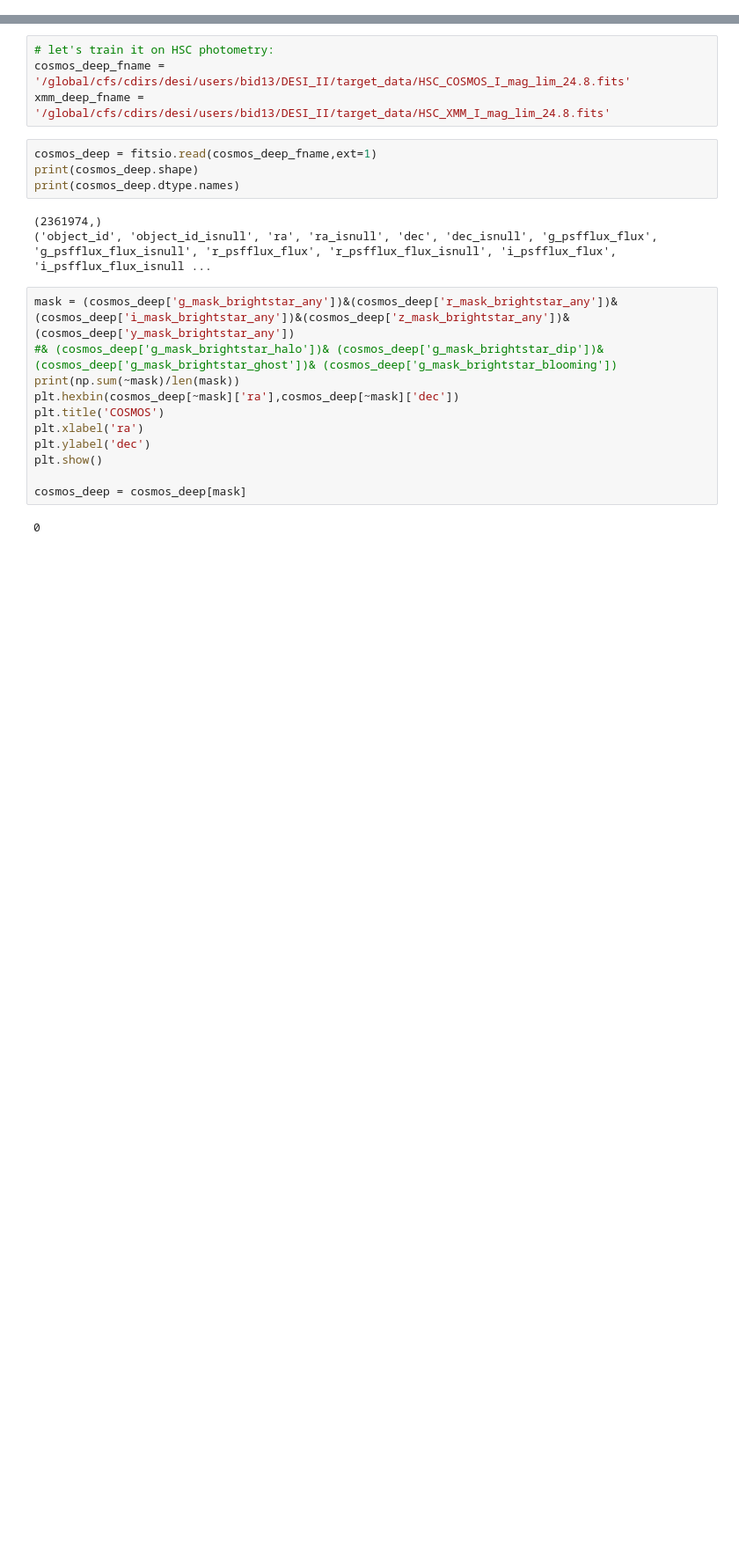
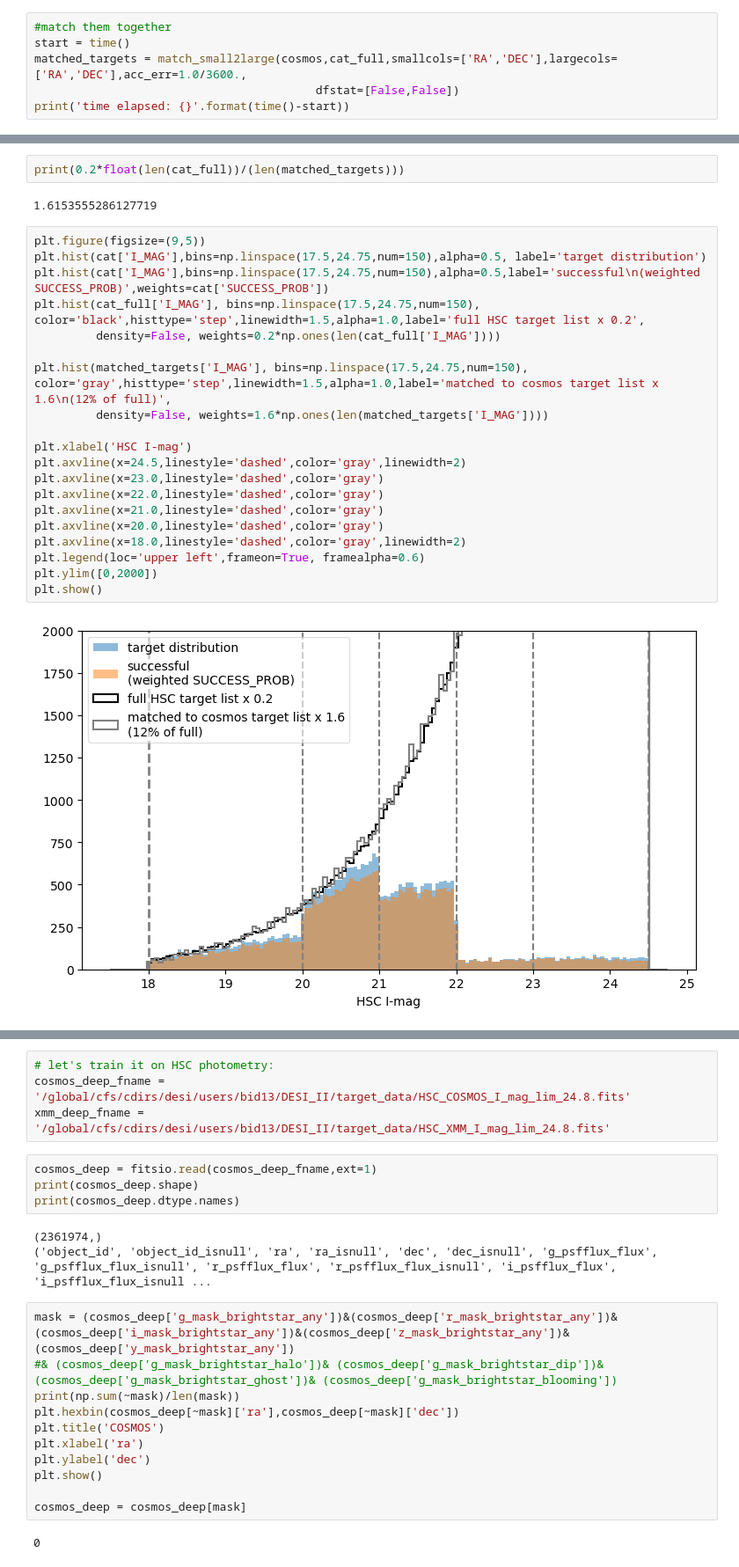
Before and after one commit to jmccull/desi_deep, a Jupyter notebook: SOM_cosmos.ipynb, the cells around one changed output, grey strips where cells are left out. Shown at 88% size. Cells and saved outputs as stored; diff of their text form; blank space fills up the shorter version.

```diff
--- a/SOM_cosmos.ipynb
+++ b/SOM_cosmos.ipynb
@@ -14,0 +87,6 @@ from sompz.som import *
+# %%
+#match them together
+start = time()
+matched_targets = match_small2large(cosmos,cat_full,smallcols=['RA','DEC'],largecols=['RA','DEC'],acc_err=1.0/3600.,
+                                         dfstat=[False,False])
+print('time elapsed: {}'.format(time()-start))
@@ -14,0 +106,26 @@ from sompz.som import *
+# %%
+print(0.2*float(len(cat_full))/(len(matched_targets)))
+# %% [output]
+1.6153555286127719
+# %%
+plt.figure(figsize=(9,5))
+plt.hist(cat['I_MAG'],bins=np.linspace(17.5,24.75,num=150),alpha=0.5, label='target distribution')
+plt.hist(cat['I_MAG'],bins=np.linspace(17.5,24.75,num=150),alpha=0.5,label='successful\n(weighted SUCCESS_PROB)',weights=cat['SUCCESS_PROB'])
+plt.hist(cat_full['I_MAG'], bins=np.linspace(17.5,24.75,num=150), color='black',histtype='step',linewidth=1.5,alpha=1.0,label='full HSC target list x 0.2',
+         density=False, weights=0.2*np.ones(len(cat_full['I_MAG'])))
+
+plt.hist(matched_targets['I_MAG'], bins=np.linspace(17.5,24.75,num=150), color='gray',histtype='step',linewidth=1.5,alpha=1.0,label='matched to cosmos target list x 1.6\n(12% of full)',
+         density=False, weights=1.6*np.ones(len(matched_targets['I_MAG'])))
+
+plt.xlabel('HSC I-mag')
+plt.axvline(x=24.5,linestyle='dashed',color='gray',linewidth=2)
+plt.axvline(x=23.0,linestyle='dashed',color='gray')
+plt.axvline(x=22.0,linestyle='dashed',color='gray')
+plt.axvline(x=21.0,linestyle='dashed',color='gray')
+plt.axvline(x=20.0,linestyle='dashed',color='gray')
+plt.axvline(x=18.0,linestyle='dashed',color='gray',linewidth=2)
+plt.legend(loc='upper left',frameon=True, framealpha=0.6)
+plt.ylim([0,2000])
+plt.show()
+# %% [output]
+[figure, added]
```
Also changed, not shown: parts of 20 cells of this notebook.
